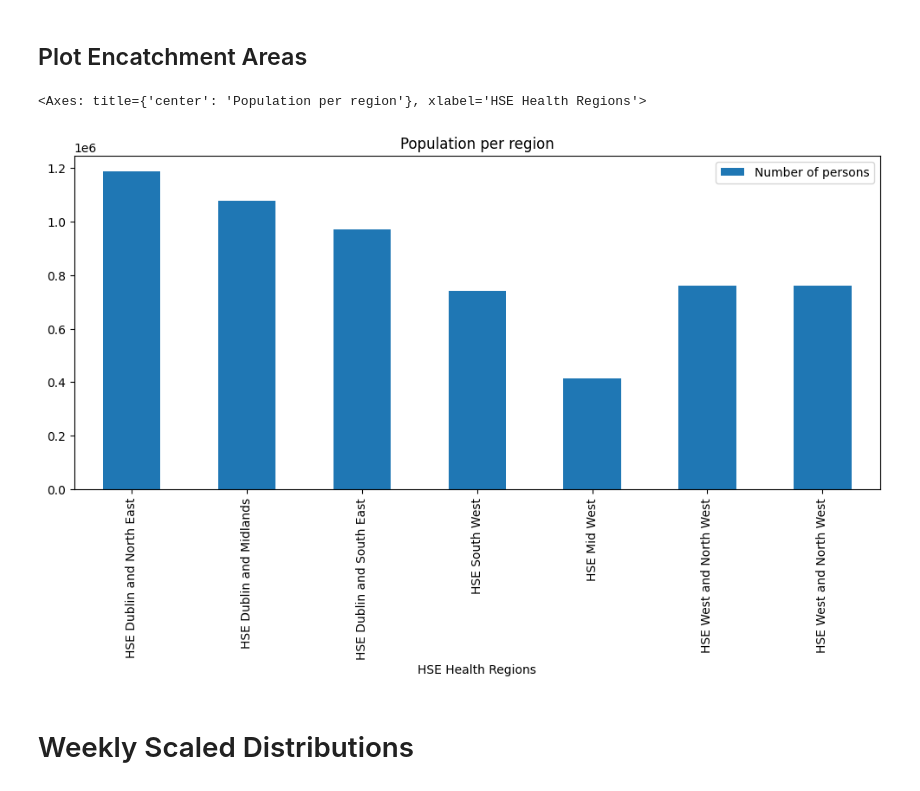
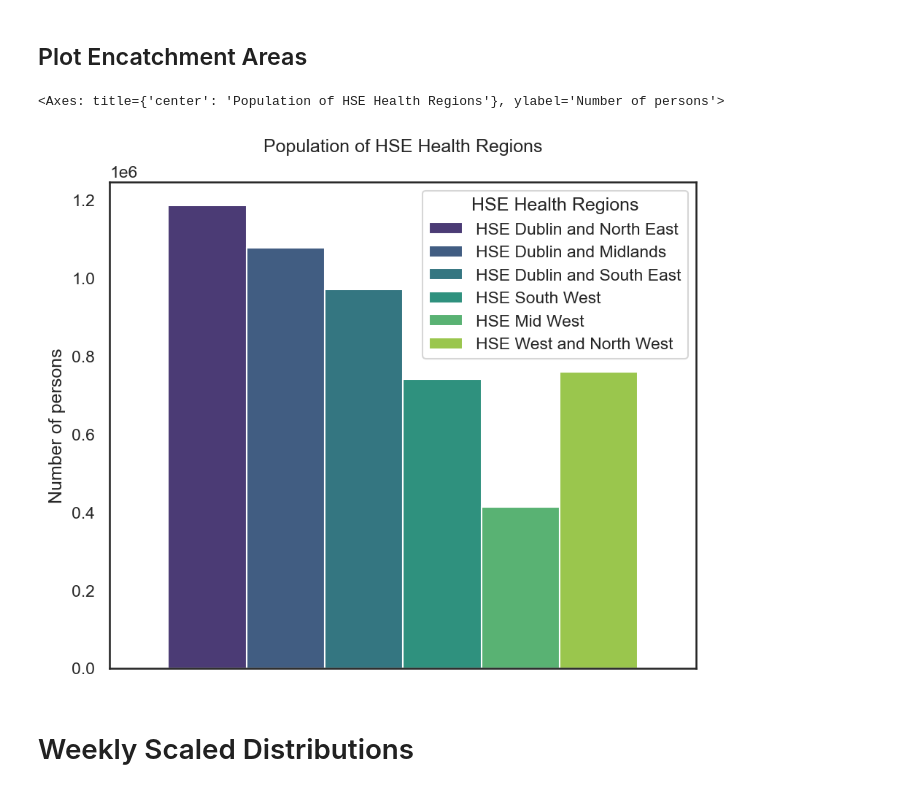
Before and after one commit to hotsoupisgood/scraping-hse-trolly-data, a Jupyter notebook: exploratory/distributions.ipynb, the cells around one changed output. Cells and saved outputs as stored; diff of their text form; code cells hidden in the pictures.

```diff
--- a/exploratory/distributions.ipynb
+++ b/exploratory/distributions.ipynb
@@ -2,6 +2,9 @@
 import pandas as pd
 import seaborn as sns
 import matplotlib.pyplot as plt
+
+sns.set_theme(style="white")
+
 df=pd.read_csv('../data/uec_data_2023_2025_full.csv')
 # %%
 df['weekday']= pd.to_datetime(df['Date'], dayfirst=True).dt.day_of_week
@@ -36,9 +40,11 @@ uh_limerick_df.pivot(columns='Hospital', values='Total').plot(  kind='kde',\
 # %%
-pop_df=pd.read_csv("../data/encatchment_areas.csv")
-pop_df.plot(kind='bar', x='HSE Health Regions', y='Number of persons', figsize=(12,5), title="Population per region")
+plt.figure(figsize = (6,5), dpi=150, layout='constrained')
+ax = plt.gca()
+ax.set_title("Population of HSE Health Regions", pad=20)
+sns.barplot(data=pop_df, hue='HSE Health Regions', y='Number of persons', palette='viridis')
 # %% [output]
-<Axes: title={'center': 'Population per region'}, xlabel='HSE Health Regions'>
+<Axes: title={'center': 'Population of HSE Health Regions'}, ylabel='Number of persons'>
-[figure, old version]
+[figure, new version]
 # %% [markdown]
 # Weekly Scaled Distributions
 # %%
```
Also changed, not shown: parts of 7 cells of this notebook, 19 other files.
